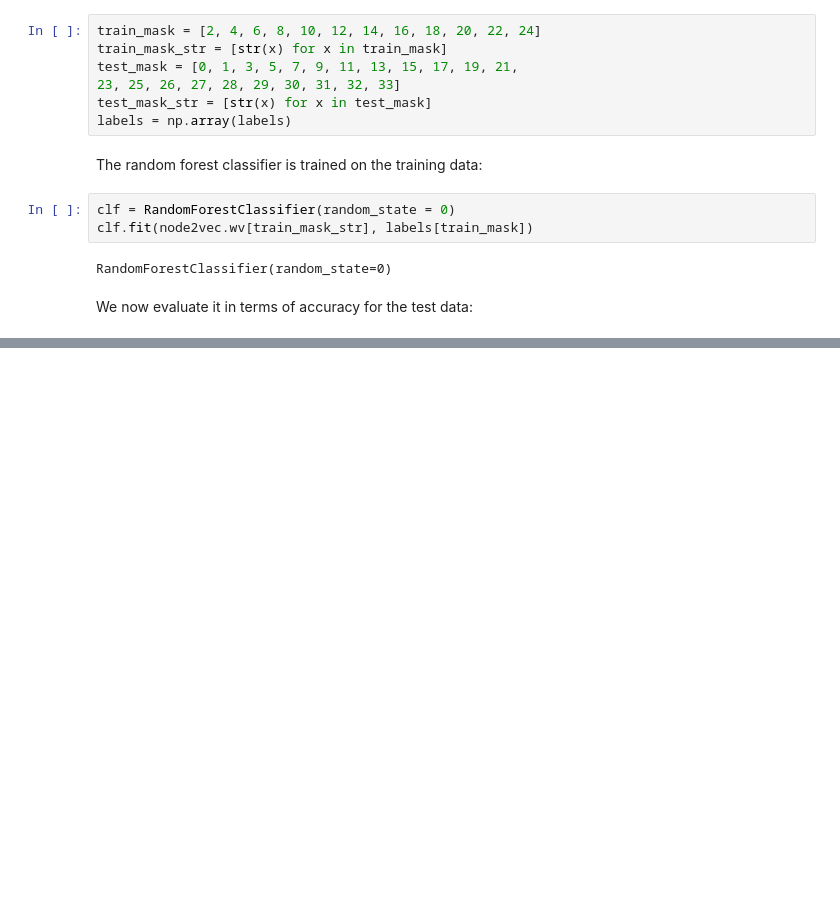
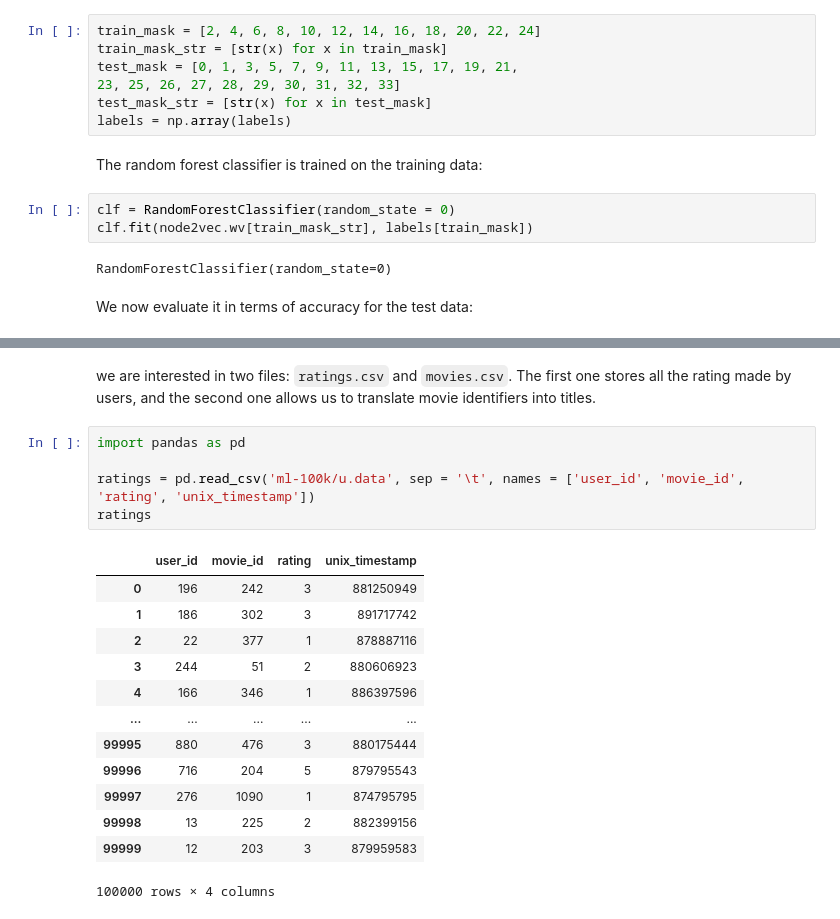
Before and after one commit to Spartan-119/advanced-gnn, a Jupyter notebook: ch 4/ch4.ipynb, the cells around one changed output, grey strips where cells are left out. Drawn from its saved outputs; the diff is of its cells as text; blank space fills up the shorter version.

```diff
--- a/ch 4/ch4.ipynb
+++ b/ch 4/ch4.ipynb
@@ -139,0 +158,21 @@ Node2Vec accuracy = 90.91%
+# %% [markdown]
+we are interested in two files: `ratings.csv` and `movies.csv`. The first one stores all the rating made by users, and the second one allows us to translate movie identifiers into titles.
+# %%
+import pandas as pd
+
+ratings = pd.read_csv('ml-100k/u.data', sep = '\t', names = ['user_id', 'movie_id', 'rating', 'unix_timestamp'])
+ratings
+# %% [output]
+|  | user_id | movie_id | rating | unix_timestamp |
+| 0 | 196 | 242 | 3 | 881250949 |
+| 1 | 186 | 302 | 3 | 891717742 |
+| 2 | 22 | 377 | 1 | 878887116 |
+| 3 | 244 | 51 | 2 | 880606923 |
+| 4 | 166 | 346 | 1 | 886397596 |
+| ... | ... | ... | ... | ... |
+| 99995 | 880 | 476 | 3 | 880175444 |
+| 99996 | 716 | 204 | 5 | 879795543 |
+| 99997 | 276 | 1090 | 1 | 874795795 |
+| 99998 | 13 | 225 | 2 | 882399156 |
+| 99999 | 12 | 203 | 3 | 879959583 |
+100000 rows × 4 columns
```
Also changed, not shown: parts of 19 cells of this notebook, 1 other file.
